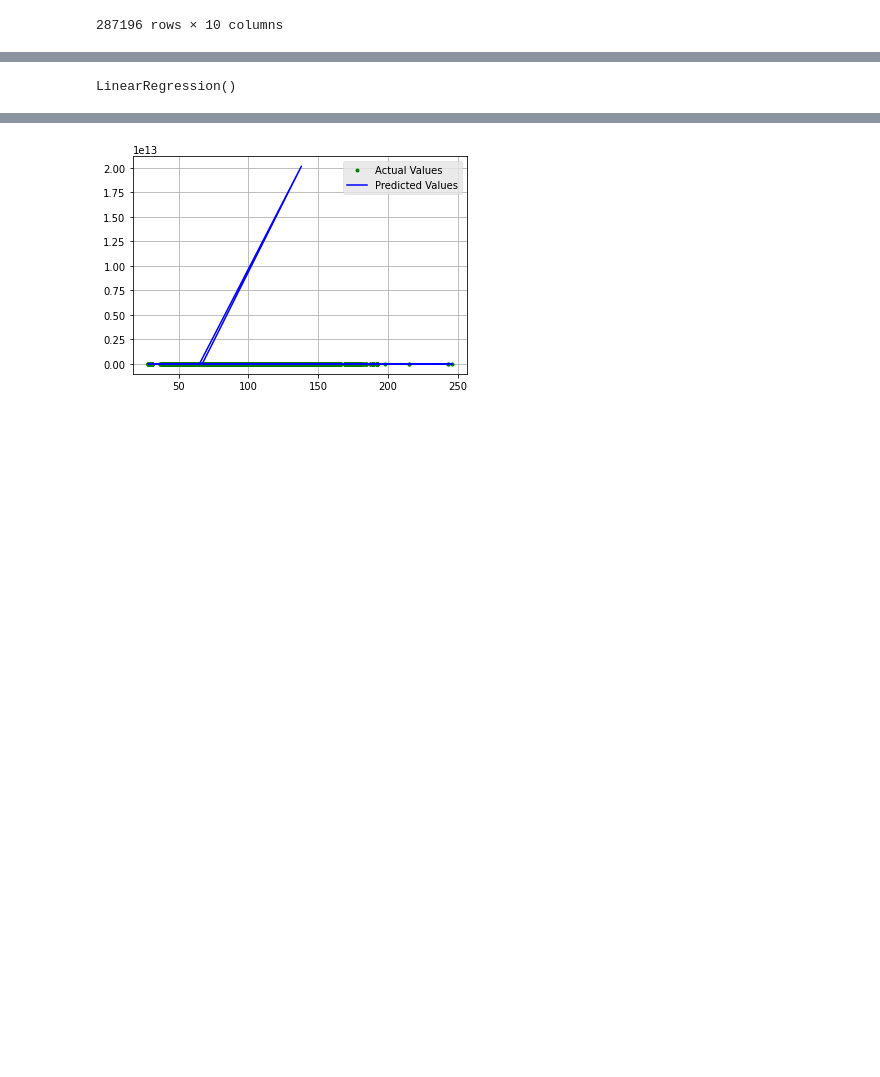
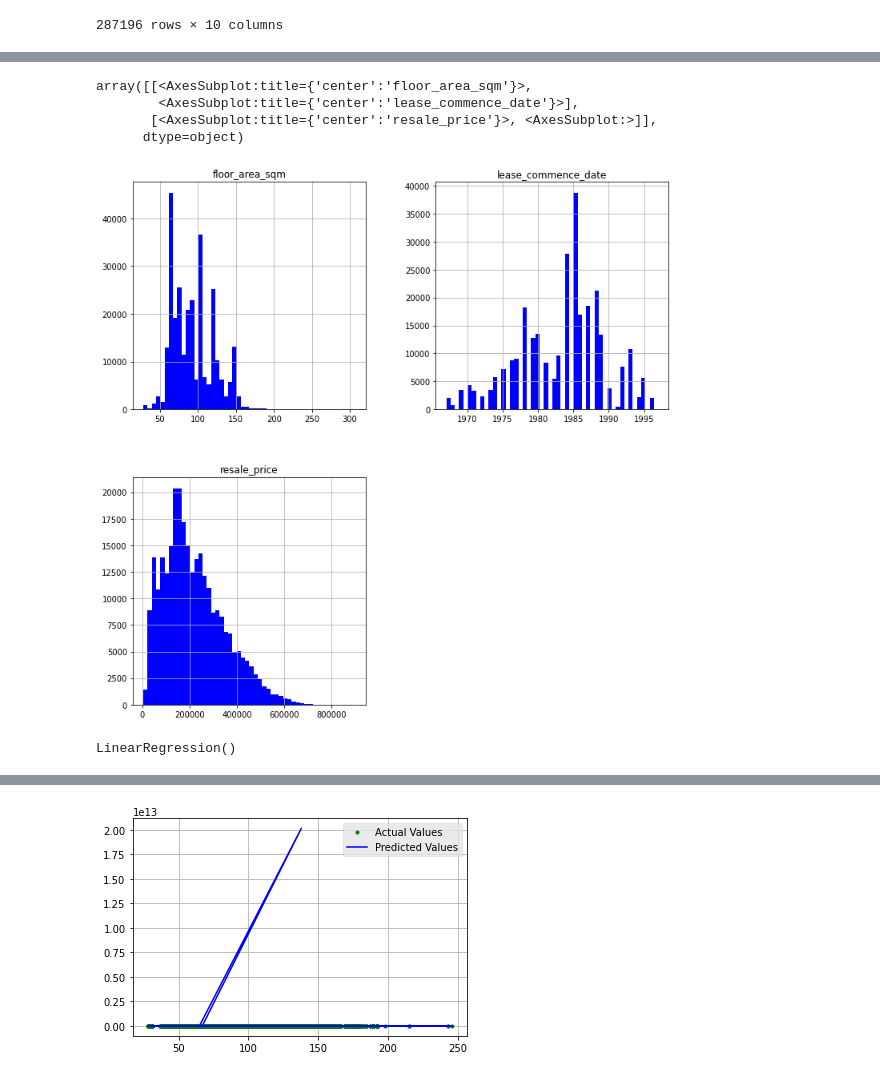
Before and after one commit to pickleprat/machine_learning, a Jupyter notebook: multivariable_reg.ipynb, the cells around one changed output, grey strips where cells are left out. Drawn from its saved outputs; the diff is of its cells as text; code cells hidden in the pictures; blank space fills up the shorter version.

Commit message:
Updated my regression model

```diff
--- a/multivariable_reg.ipynb
+++ b/multivariable_reg.ipynb
@@ -26,2 +62,10 @@ y = new_ds.iloc[:, -1]
+# %%
+dataset.hist(figsize=(12, 12), color='b', bins=50)
+# %% [output]
+array([[<AxesSubplot:title={'center':'floor_area_sqm'}>,
+        <AxesSubplot:title={'center':'lease_commence_date'}>],
+       [<AxesSubplot:title={'center':'resale_price'}>, <AxesSubplot:>]],
+      dtype=object)
+[figure, added]
 # %%
 from sklearn.model_selection import train_test_split
@@ -29,2 +73,6 @@ x_train, x_test, y_train, y_test = train_test_split(x, y, train_size=0.8, random
 # %%
 from sklearn.linear_model import LinearRegression
+lr = LinearRegression()
+lr.fit(x_train, y_train)
+# %% [output]
+LinearRegression()
@@ -33,5 +79 @@ lr = LinearRegression()
-# %%
-lr.fit(x_train, y_train)
-# %% [output]
-LinearRegression()
 # %%
```
Also changed, not shown: parts of 14 cells of this notebook.
